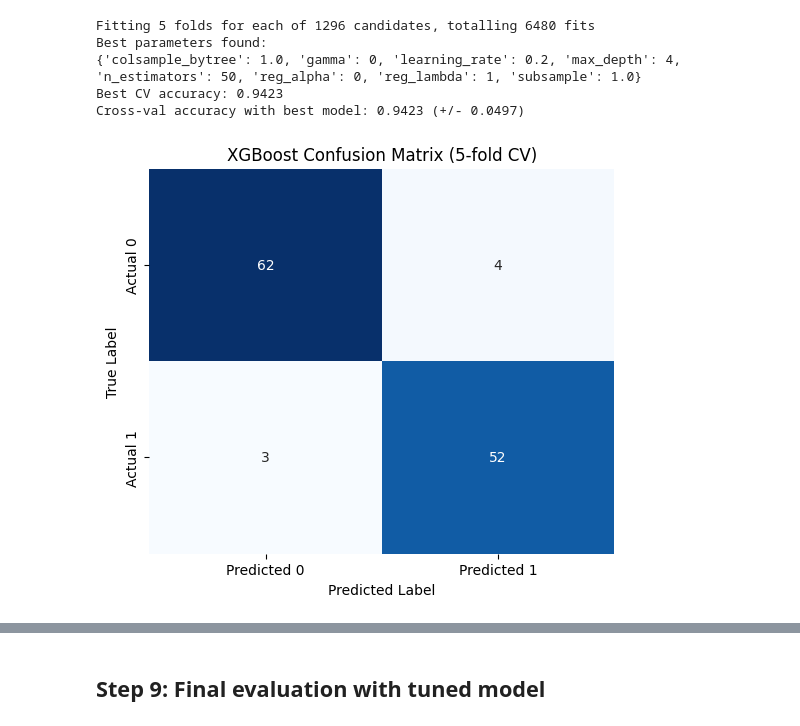
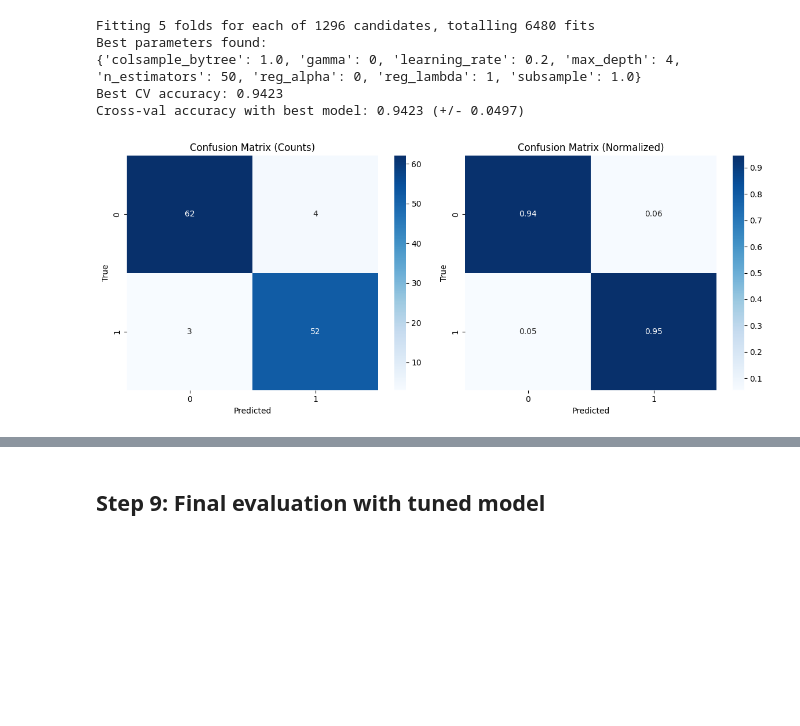
Before and after one commit to Raif-Tanjim/Machine_Learning, a Jupyter notebook: HRV Early cardiac risk detection/HRV_CDED_early_cardiac_risk_detection_modified.ipynb, the cells around one changed output, grey strips where cells are left out. Drawn from its saved outputs; the diff is of its cells as text; code cells hidden in the pictures; blank space fills up the shorter version.

Commit message:
Add results images

```diff
--- a/HRV Early cardiac risk detection/HRV_CDED_early_cardiac_risk_detection_modified.ipynb
+++ b/HRV Early cardiac risk detection/HRV_CDED_early_cardiac_risk_detection_modified.ipynb
@@ -675,39 +679,46 @@ Cross-val accuracy with best model: 0.9423 (+/- 0.0497)
 # %%
 import matplotlib.pyplot as plt
 import seaborn as sns
 import numpy as np
 from sklearn.metrics import confusion_matrix
 from sklearn.model_selection import StratifiedKFold
 
 # Assuming best_model, X_scaled, y are already defined
 
 skf = StratifiedKFold(n_splits=5, shuffle=True, random_state=42)
 conf_matrices = []
 
 for train_idx, val_idx in skf.split(X_scaled, y):
     X_train, X_val = X_scaled[train_idx], X_scaled[val_idx]
     y_train, y_val = y[train_idx], y[val_idx]
 
     best_model.fit(X_train, y_train)
     y_pred = best_model.predict(X_val)
 
     cm = confusion_matrix(y_val, y_pred)
     conf_matrices.append(cm)
 
 # Sum confusion matrices to get aggregate
 agg_cm = np.sum(conf_matrices, axis=0)
+norm_cm = agg_cm.astype('float') / agg_cm.sum(axis=1, keepdims=True)
 
 # Plot
-plt.figure(figsize=(6,5))
-sns.heatmap(agg_cm, annot=True, fmt='d', cmap='Blues', cbar=False,
-            xticklabels=['Predicted 0', 'Predicted 1'],
-            yticklabels=['Actual 0', 'Actual 1'])
-plt.title('XGBoost Confusion Matrix (5-fold CV)')
-plt.xlabel('Predicted Label')
-plt.ylabel('True Label')
+ig, ax = plt.subplots(1, 2, figsize=(12,5))
+
+sns.heatmap(agg_cm, annot=True, fmt='d', cmap='Blues', ax=ax[0])
+ax[0].set_title('Confusion Matrix (Counts)')
+ax[0].set_xlabel('Predicted')
+ax[0].set_ylabel('True')
+
+sns.heatmap(norm_cm, annot=True, fmt='.2f', cmap='Blues', ax=ax[1])
+ax[1].set_title('Confusion Matrix (Normalized)')
+ax[1].set_xlabel('Predicted')
+ax[1].set_ylabel('True')
+
+plt.tight_layout()
 plt.show()
 # %% [output]
-[figure, old version]
+[figure, new version]
 # %%
 import matplotlib.pyplot as plt
 import seaborn as sns
```
Also changed, not shown: parts of 16 cells of this notebook, 9 other files.
